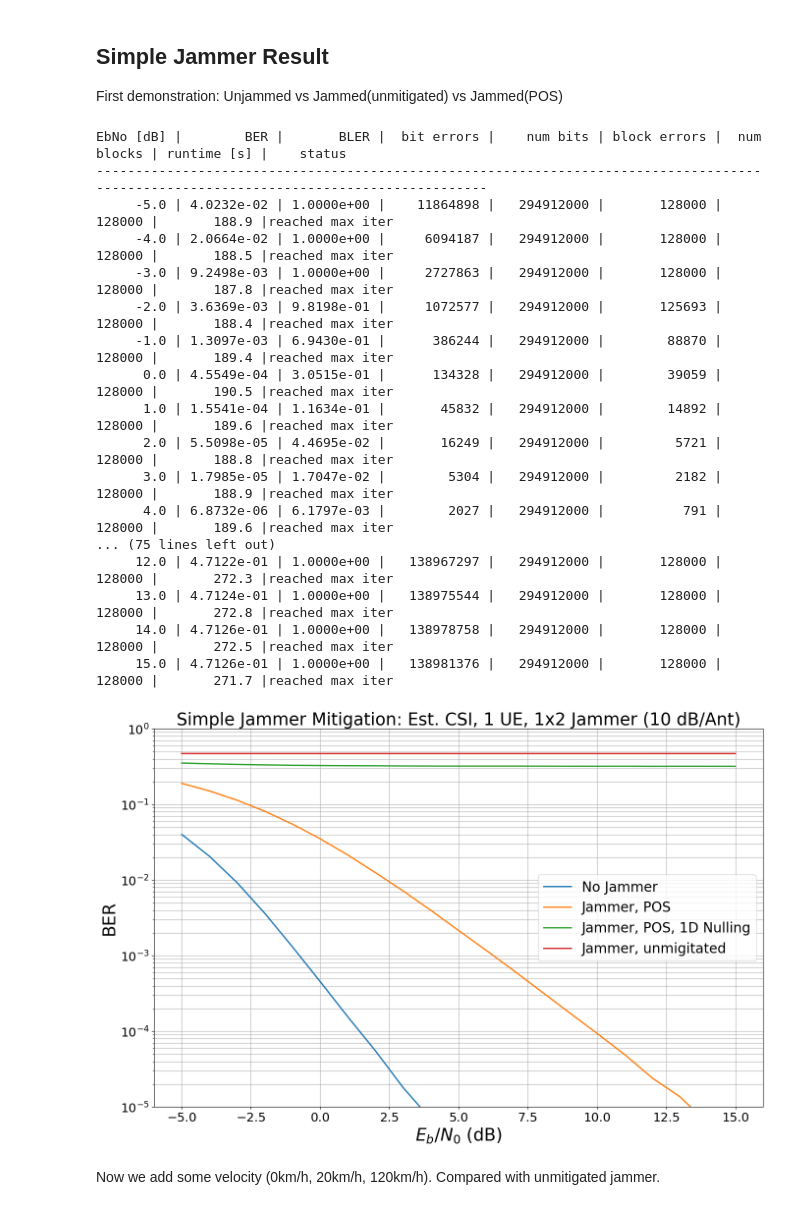
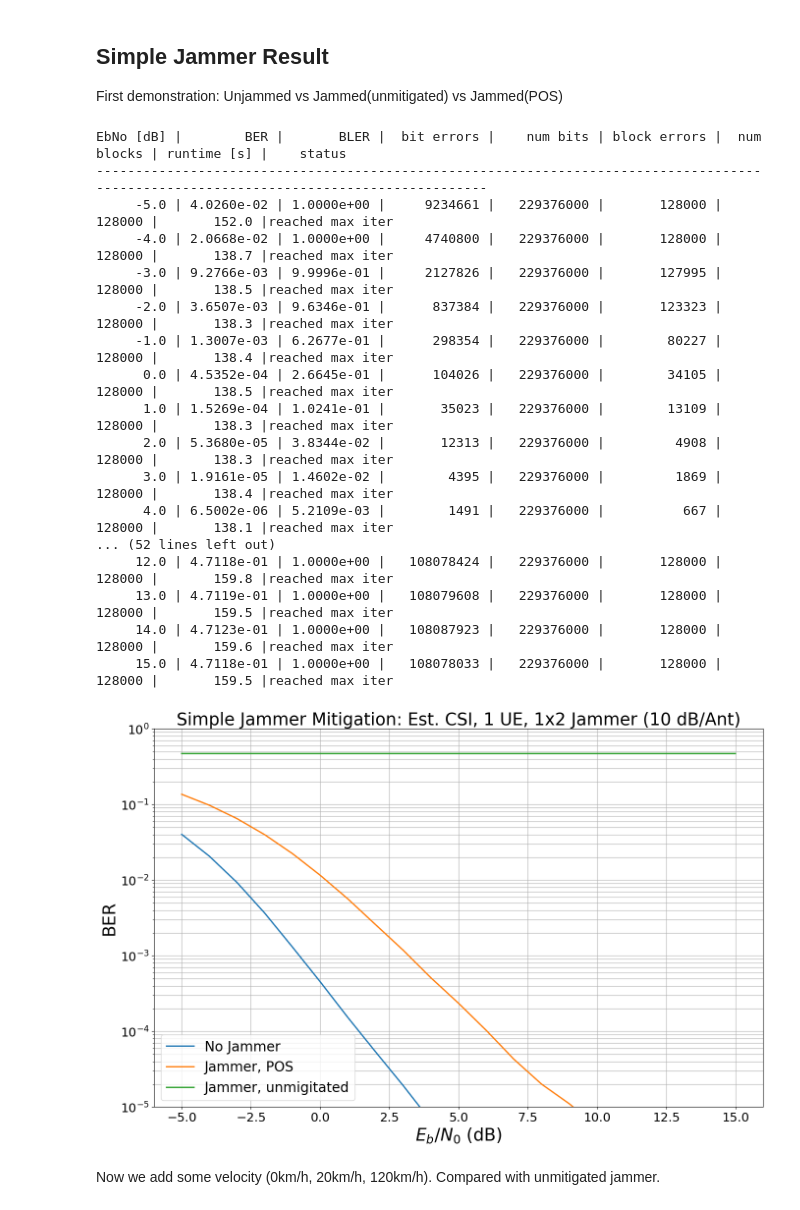
Before and after one commit to IIP-Group/pyjama, a Jupyter notebook: simulations/presentation.ipynb, the cells around one changed output. Saved outputs shown, nothing was run; the diff lists cells and outputs as text; code cells hidden in the pictures.

```diff
--- a/simulations/presentation.ipynb
+++ b/simulations/presentation.ipynb
@@ -108,57 +108,57 @@ model_parameters = {}
 jammer_parameters = {}
 model_parameters["num_ut"] = 1
 model_parameters["perfect_csi"] = False
-model_parameters["num_silent_pilot_symbols"] = 4
+model_parameters["num_silent_pilot_symbols"] = 6
 jammer_parameters["num_tx_ant"] = 2
 model_parameters["jammer_parameters"] = jammer_parameters
 sim.BATCH_SIZE = 256
 sim.MAX_MC_ITER = 500
 # sim.ebno_dbs = np.linspace(-5., 15., 10)
 sim.ebno_dbs = np.linspace(-5., 15., 21)
 
 ber_plots.reset()
 model = Model(**model_parameters)
 simulate_model(model, "No Jammer")
 
 model_parameters["perfect_jammer_csi"] = False
 model_parameters["jammer_present"] = True
 model_parameters["jammer_power"] = db_to_linear(10.)
 model_parameters["jammer_mitigation"] = "pos"
 model_parameters["jammer_mitigation_dimensionality"] = 2
 model = Model(**model_parameters)
 simulate_model(model, "Jammer, POS")
 
-model_parameters["jammer_mitigation_dimensionality"] = 1
-model = Model(**model_parameters)
-simulate_model(model, "Jammer, POS, 1D Nulling")
+# model_parameters["jammer_mitigation_dimensionality"] = 1
+# model = Model(**model_parameters)
+# simulate_model(model, "Jammer, POS, 1D Nulling")
 
 model_parameters["jammer_mitigation"] = None
 model = Model(**model_parameters)
 simulate_model(model, "Jammer, unmigitated")
 
 ber_plots.title = "Simple Jammer Mitigation: Est. CSI, 1 UE, 1x2 Jammer (10 dB/Ant)"
 ber_plots(ylim=(1e-5, 1))
 with open("bers/simple_pos.pickle", 'wb') as f:
     bers = pickle.dump(ber_plots, f)
 # %% [output]
 EbNo [dB] |        BER |       BLER |  bit errors |    num bits | block errors |  num blocks | runtime [s] |    status
 ---------------------------------------------------------------------------------------------------------------------------------------
-     -5.0 | 4.0232e-02 | 1.0000e+00 |    11864898 |   294912000 |       128000 |      128000 |       188.9 |reached max iter
-     -4.0 | 2.0664e-02 | 1.0000e+00 |     6094187 |   294912000 |       128000 |      128000 |       188.5 |reached max iter
-     -3.0 | 9.2498e-03 | 1.0000e+00 |     2727863 |   294912000 |       128000 |      128000 |       187.8 |reached max iter
-     -2.0 | 3.6369e-03 | 9.8198e-01 |     1072577 |   294912000 |       125693 |      128000 |       188.4 |reached max iter
-     -1.0 | 1.3097e-03 | 6.9430e-01 |      386244 |   294912000 |        88870 |      128000 |       189.4 |reached max iter
-      0.0 | 4.5549e-04 | 3.0515e-01 |      134328 |   294912000 |        39059 |      128000 |       190.5 |reached max iter
-      1.0 | 1.5541e-04 | 1.1634e-01 |       45832 |   294912000 |        14892 |      128000 |       189.6 |reached max iter
-      2.0 | 5.5098e-05 | 4.4695e-02 |       16249 |   294912000 |         5721 |      128000 |       188.8 |reached max iter
-      3.0 | 1.7985e-05 | 1.7047e-02 |        5304 |   294912000 |         2182 |      128000 |       188.9 |reached max iter
-      4.0 | 6.8732e-06 | 6.1797e-03 |        2027 |   294912000 |          791 |      128000 |       189.6 |reached max iter
-... (75 lines left out)
-     12.0 | 4.7122e-01 | 1.0000e+00 |   138967297 |   294912000 |       128000 |      128000 |       272.3 |reached max iter
-     13.0 | 4.7124e-01 | 1.0000e+00 |   138975544 |   294912000 |       128000 |      128000 |       272.8 |reached max iter
-     14.0 | 4.7126e-01 | 1.0000e+00 |   138978758 |   294912000 |       128000 |      128000 |       272.5 |reached max iter
-     15.0 | 4.7126e-01 | 1.0000e+00 |   138981376 |   294912000 |       128000 |      128000 |       271.7 |reached max iter
+     -5.0 | 4.0260e-02 | 1.0000e+00 |     9234661 |   229376000 |       128000 |      128000 |       152.0 |reached max iter
+     -4.0 | 2.0668e-02 | 1.0000e+00 |     4740800 |   229376000 |       128000 |      128000 |       138.7 |reached max iter
+     -3.0 | 9.2766e-03 | 9.9996e-01 |     2127826 |   229376000 |       127995 |      128000 |       138.5 |reached max iter
+     -2.0 | 3.6507e-03 | 9.6346e-01 |      837384 |   229376000 |       123323 |      128000 |       138.3 |reached max iter
+     -1.0 | 1.3007e-03 | 6.2677e-01 |      298354 |   229376000 |        80227 |      128000 |       138.4 |reached max iter
+      0.0 | 4.5352e-04 | 2.6645e-01 |      104026 |   229376000 |        34105 |      128000 |       138.5 |reached max iter
+      1.0 | 1.5269e-04 | 1.0241e-01 |       35023 |   229376000 |        13109 |      128000 |       138.3 |reached max iter
+      2.0 | 5.3680e-05 | 3.8344e-02 |       12313 |   229376000 |         4908 |      128000 |       138.3 |reached max iter
+      3.0 | 1.9161e-05 | 1.4602e-02 |        4395 |   229376000 |         1869 |      128000 |       138.4 |reached max iter
+      4.0 | 6.5002e-06 | 5.2109e-03 |        1491 |   229376000 |          667 |      128000 |       138.1 |reached max iter
+... (52 lines left out)
+     12.0 | 4.7118e-01 | 1.0000e+00 |   108078424 |   229376000 |       128000 |      128000 |       159.8 |reached max iter
+     13.0 | 4.7119e-01 | 1.0000e+00 |   108079608 |   229376000 |       128000 |      128000 |       159.5 |reached max iter
+     14.0 | 4.7123e-01 | 1.0000e+00 |   108087923 |   229376000 |       128000 |      128000 |       159.6 |reached max iter
+     15.0 | 4.7118e-01 | 1.0000e+00 |   108078033 |   229376000 |       128000 |      128000 |       159.5 |reached max iter
-[figure, old version]
+[figure, new version]
 # %% [markdown]
 Now we add some velocity (0km/h, 20km/h, 120km/h). Compared with unmitigated jammer.
 # %%
```
Also changed, not shown: parts of 1 cell of this notebook, 1 other file.
